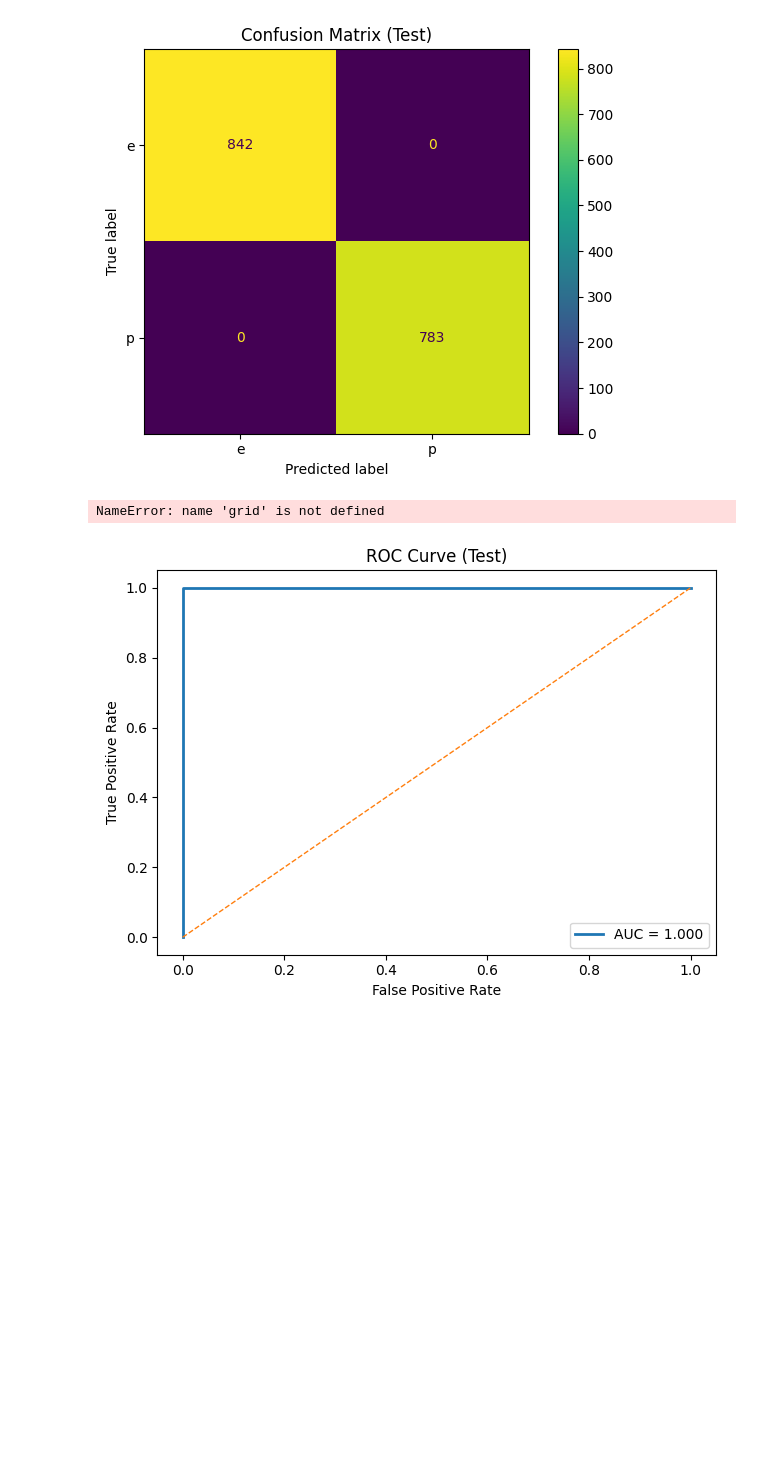
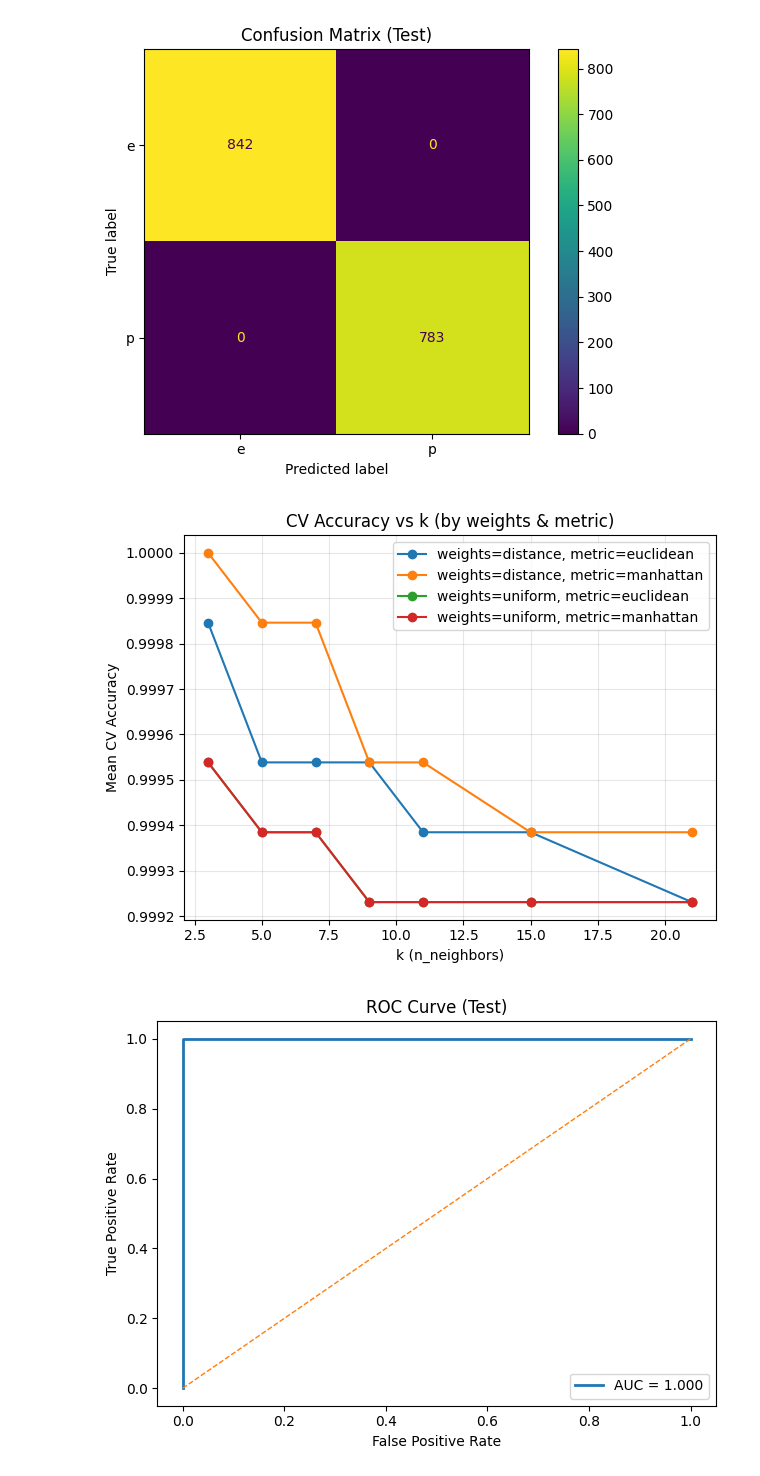
Before and after one commit to steven2824/mushroom, a Jupyter notebook: Data_Preprocessing_Project.ipynb, the cells around one changed output. Cells and saved outputs as stored; diff of their text form; code cells hidden in the pictures; blank space fills up the shorter version.

```diff
--- a/Data_Preprocessing_Project.ipynb
+++ b/Data_Preprocessing_Project.ipynb
@@ -332,25 +332,25 @@ weighted avg       1.00      1.00      1.00      1625
 # %%
 # --------------------------------------------
 # 8) Validation curve (CV accuracy vs k)
 # --------------------------------------------
-cvres = pd.DataFrame(grid.cv_results_)
-plotdf = cvres[["param_n_neighbors", "param_weights", "param_p", "mean_test_score"]].rename(
-    columns={"param_n_neighbors":"k", "param_weights":"weights", "param_p":"p"}
+cvres = pd.DataFrame(grid_search.cv_results_)
+plotdf = cvres[["param_n_neighbors", "param_weights", "param_metric", "mean_test_score"]].rename(
+    columns={"param_n_neighbors":"k", "param_weights":"weights", "param_metric":"metric"}
 )
 
 plt.figure()
-for (w, pval), sub in plotdf.groupby(["weights", "p"]):
+for (w, pval), sub in plotdf.groupby(["weights", "metric"]):
     sub = sub.sort_values("k")
-    plt.plot(sub["k"], sub["mean_test_score"], marker="o", label=f"weights={w}, p={pval}")
+    plt.plot(sub["k"], sub["mean_test_score"], marker="o", label=f"weights={w}, metric={pval}")
 plt.xlabel("k (n_neighbors)")
 plt.ylabel("Mean CV Accuracy")
-plt.title("CV Accuracy vs k (by weights & p)")
+plt.title("CV Accuracy vs k (by weights & metric)")
 plt.legend()
 plt.grid(True, alpha=0.3)
 plt.tight_layout()
 plt.show()
 # %% [output]
-NameError: name 'grid' is not defined
+[figure, added]
 # %%
 # --------------------------------------------
 # 9) ROC curve (binary; micro-average if multiclass)
```
Also changed, not shown: parts of 1 cell of this notebook.
